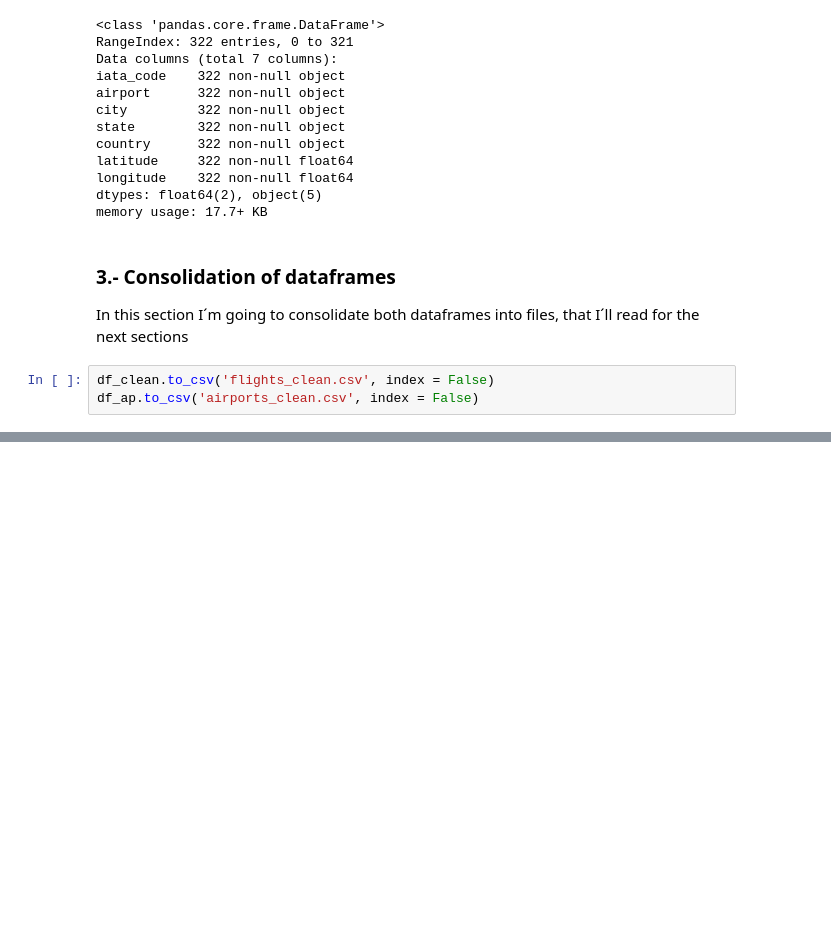
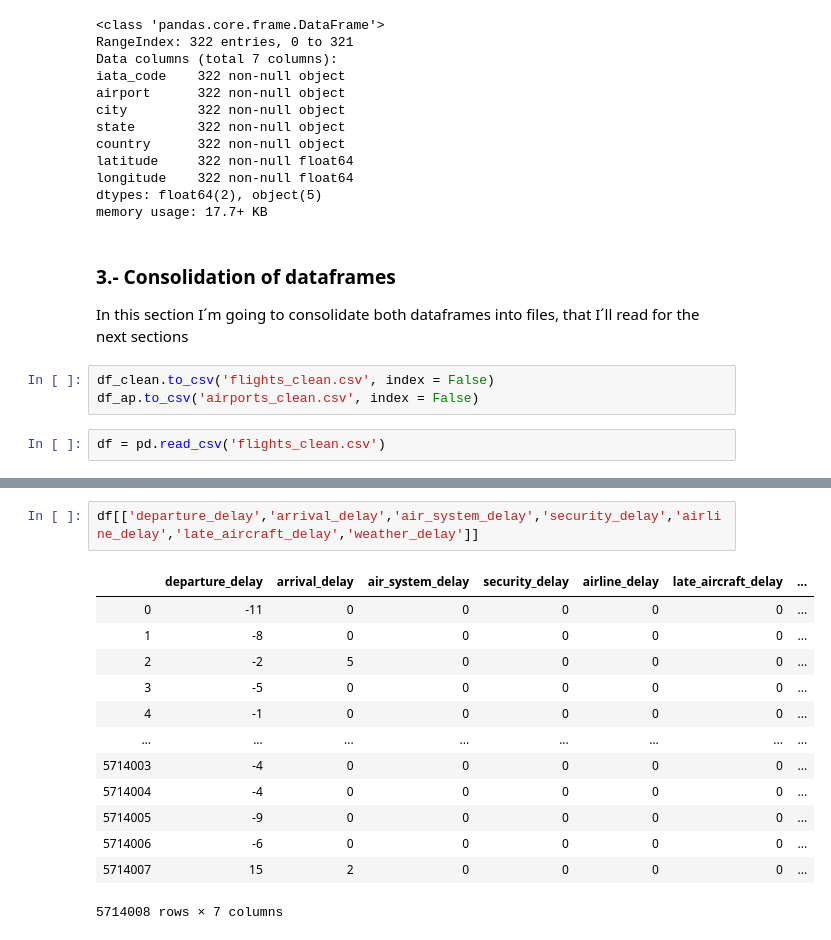
Before and after one commit to canceleiro/Flights-information, a Jupyter notebook: Flights.ipynb, the cells around one changed output, grey strips where cells are left out. Drawn from its saved outputs; the diff is of its cells as text; blank space fills up the shorter version.

```diff
--- a/Flights.ipynb
+++ b/Flights.ipynb
@@ -351,3 +353,5 @@ In this section I´m going to consolidate both dataframes into files, that I´ll
 # %%
 df_clean.to_csv('flights_clean.csv', index = False)
 df_ap.to_csv('airports_clean.csv', index = False)
+# %%
+df = pd.read_csv('flights_clean.csv')
@@ -353,0 +386,16 @@ df_ap.to_csv('airports_clean.csv', index = False)
+# %%
+df[['departure_delay','arrival_delay','air_system_delay','security_delay','airline_delay','late_aircraft_delay','weather_delay']]
+# %% [output]
+|  | departure_delay | arrival_delay | air_system_delay | security_delay | airline_delay | late_aircraft_delay | ... |
+| 0 | -11 | 0 | 0 | 0 | 0 | 0 | ... |
+| 1 | -8 | 0 | 0 | 0 | 0 | 0 | ... |
+| 2 | -2 | 5 | 0 | 0 | 0 | 0 | ... |
+| 3 | -5 | 0 | 0 | 0 | 0 | 0 | ... |
+| 4 | -1 | 0 | 0 | 0 | 0 | 0 | ... |
+| ... | ... | ... | ... | ... | ... | ... | ... |
+| 5714003 | -4 | 0 | 0 | 0 | 0 | 0 | ... |
+| 5714004 | -4 | 0 | 0 | 0 | 0 | 0 | ... |
+| 5714005 | -9 | 0 | 0 | 0 | 0 | 0 | ... |
+| 5714006 | -6 | 0 | 0 | 0 | 0 | 0 | ... |
+| 5714007 | 15 | 2 | 0 | 0 | 0 | 0 | ... |
+5714008 rows × 7 columns
```
Also changed, not shown: parts of 19 cells of this notebook, 1 other file.
